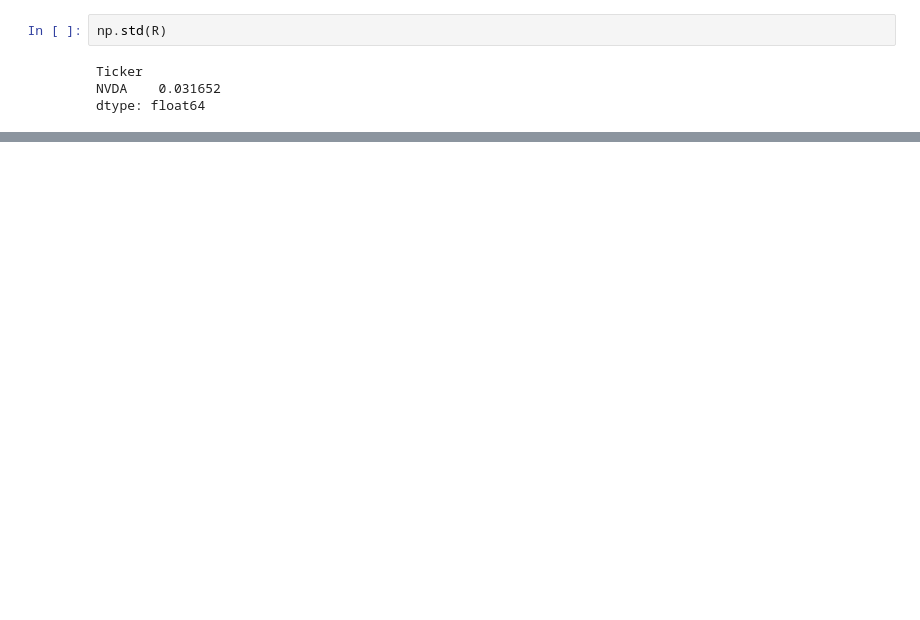
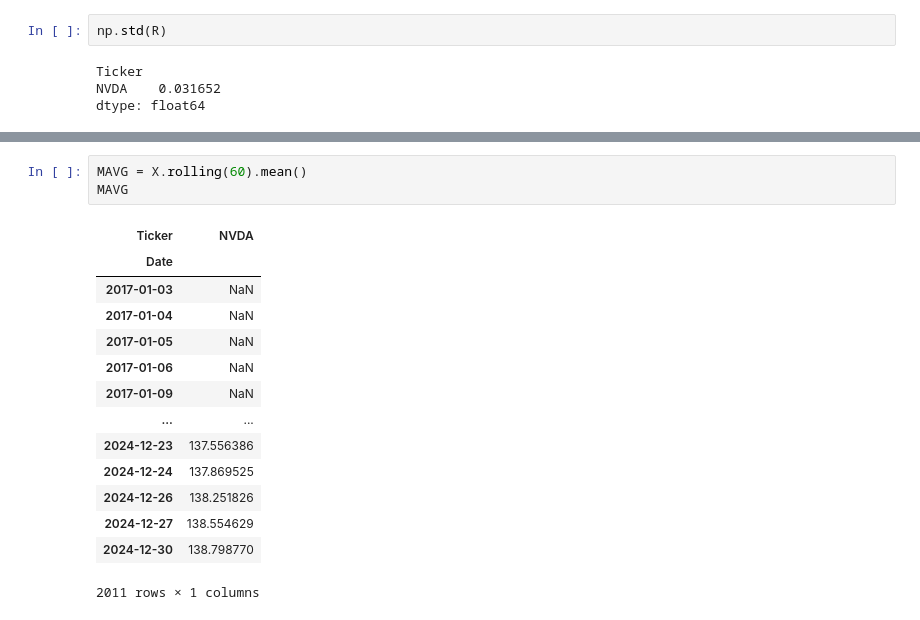
Before and after one commit to Jzhangly/Quantopian-learning-docs, a Jupyter notebook: tutorials/Intro.ipynb, the cells around one changed output, grey strips where cells are left out. Drawn from its saved outputs; the diff is of its cells as text; blank space fills up the shorter version.

```diff
--- a/tutorials/Intro.ipynb
+++ b/tutorials/Intro.ipynb
@@ -78,0 +90,18 @@ dtype: float64
+# %%
+MAVG = X.rolling(60).mean()
+MAVG
+# %% [output]
+| Ticker | NVDA |
+| Date |  |
+| 2017-01-03 | NaN |
+| 2017-01-04 | NaN |
+| 2017-01-05 | NaN |
+| 2017-01-06 | NaN |
+| 2017-01-09 | NaN |
+| ... | ... |
+| 2024-12-23 | 137.556386 |
+| 2024-12-24 | 137.869525 |
+| 2024-12-26 | 138.251826 |
+| 2024-12-27 | 138.554629 |
+| 2024-12-30 | 138.798770 |
+2011 rows × 1 columns
```
Also changed, not shown: parts of 6 cells of this notebook.
